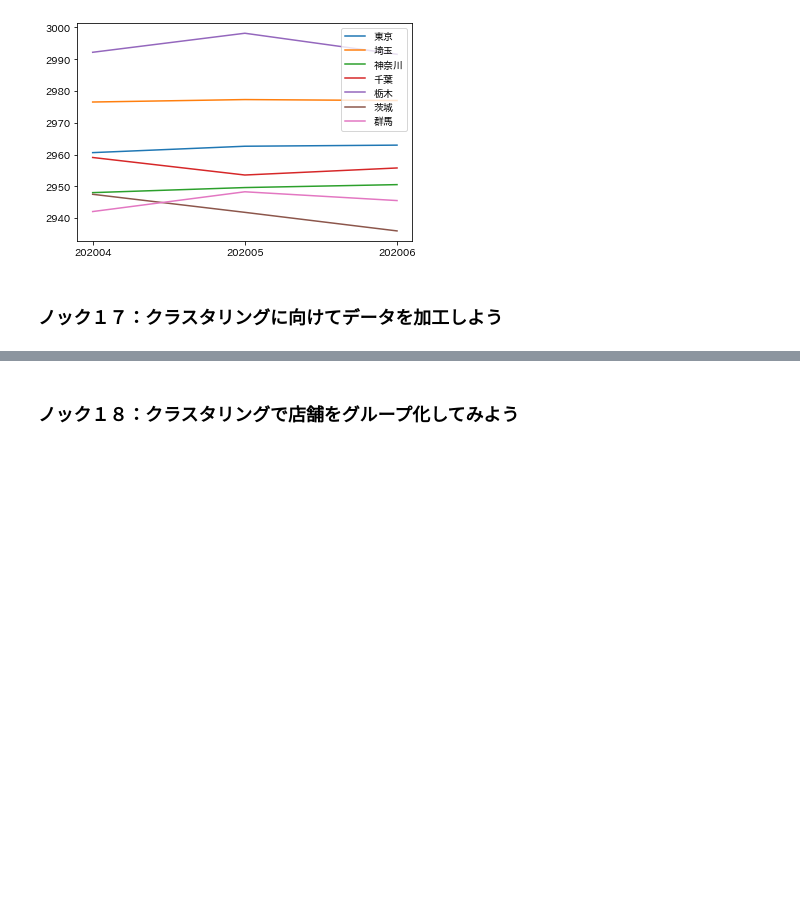
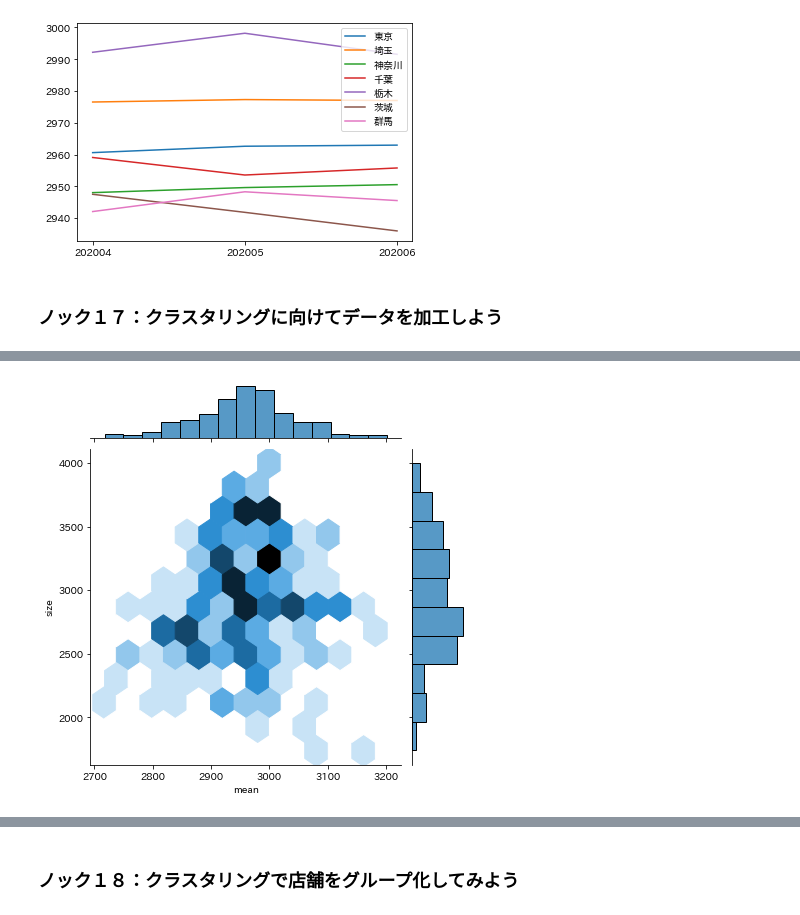
Before and after one commit to GitHiru/ml_academic, a Jupyter notebook: various/offline/books/MLSys_100Knocks/main_chapter/chapter02/study_visualization.ipynb, the cells around one changed output, grey strips where cells are left out. Cells and saved outputs as stored; diff of their text form; code cells hidden in the pictures; blank space fills up the shorter version.

```diff
--- a/various/offline/books/MLSys_100Knocks/main_chapter/chapter02/study_visualization.ipynb
+++ b/various/offline/books/MLSys_100Knocks/main_chapter/chapter02/study_visualization.ipynb
@@ -298,3 +299,7 @@ plt.legend()
 [figure]
 # %% [markdown]
 ### ノック１７：クラスタリングに向けてデータを加工しよう
+# %%
+# 店舗別の統計量を算出
+store_clustering = analyze_data.groupby("store_id").agg(["size", "mean", "median", "max", "min"])["total_amount"]
+store_clustering.reset_index(inplace=True, drop=True) #index番号を振り直し（クラスタリングの為）
@@ -300,0 +319,5 @@ plt.legend()
+# %%
+import seaborn as sns
+hexbin = sns.jointplot(x="mean", y="size", data=store_clustering, kind="hex")
+# %% [output]
+[figure, added]
```
Also changed, not shown: parts of 5 cells of this notebook.
